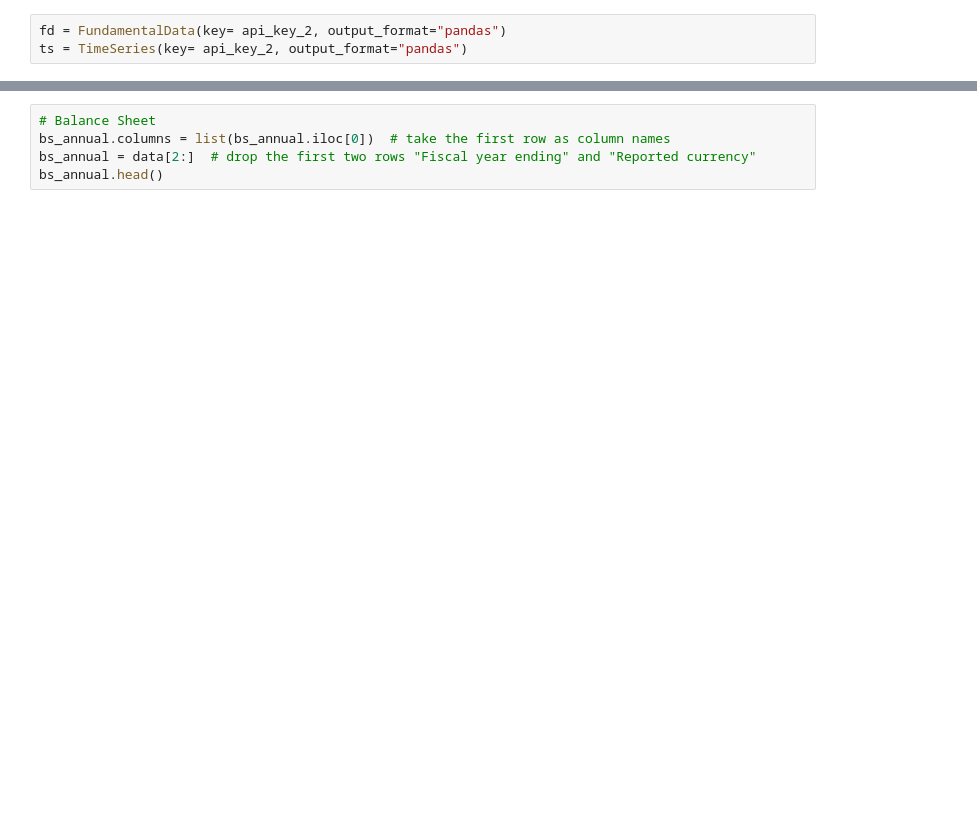
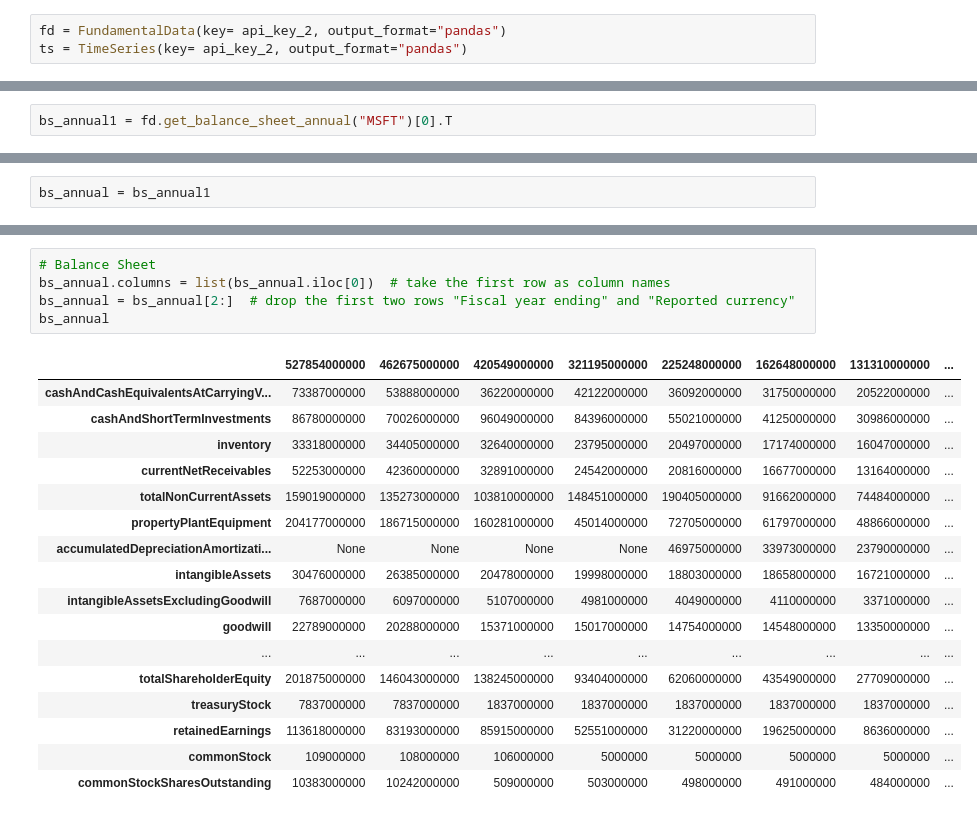
Before and after one commit to BigKawa/final_project, a Jupyter notebook: data_extraction.ipynb, the cells around one changed output, grey strips where cells are left out. Cells and saved outputs as stored; diff of their text form; blank space fills up the shorter version.

Commit message:
Begin for Streamlit
1. Streamlit GUI 1 Line
2. data extracttion.py done
3. Transform.py begin
Copy Bug Pandas
May need to look in the functions again

```diff
--- a/data_extraction.ipynb
+++ b/data_extraction.ipynb
@@ -19,0 +20,2 @@ pnl_annual = fd.get_income_statement_annual("AMZN")[0].T
+# %%
+bs_annual1 = fd.get_balance_sheet_annual("MSFT")[0].T
@@ -19,0 +24,2 @@ pnl_annual = fd.get_income_statement_annual("AMZN")[0].T
+# %%
+bs_annual = bs_annual1
@@ -25,8 +114,26 @@ cf_annual
 # %%
 # Balance Sheet
 bs_annual.columns = list(bs_annual.iloc[0])  # take the first row as column names
-bs_annual = data[2:]  # drop the first two rows "Fiscal year ending" and "Reported currency"
-bs_annual.head()
+bs_annual = bs_annual[2:]  # drop the first two rows "Fiscal year ending" and "Reported currency"
+bs_annual
+# %% [output]
+|  | 527854000000 | 462675000000 | 420549000000 | 321195000000 | 225248000000 | 162648000000 | 131310000000 | ... |
+| cashAndCashEquivalentsAtCarryingV... | 73387000000 | 53888000000 | 36220000000 | 42122000000 | 36092000000 | 31750000000 | 20522000000 | ... |
+| cashAndShortTermInvestments | 86780000000 | 70026000000 | 96049000000 | 84396000000 | 55021000000 | 41250000000 | 30986000000 | ... |
+| inventory | 33318000000 | 34405000000 | 32640000000 | 23795000000 | 20497000000 | 17174000000 | 16047000000 | ... |
+| currentNetReceivables | 52253000000 | 42360000000 | 32891000000 | 24542000000 | 20816000000 | 16677000000 | 13164000000 | ... |
+| totalNonCurrentAssets | 159019000000 | 135273000000 | 103810000000 | 148451000000 | 190405000000 | 91662000000 | 74484000000 | ... |
+| propertyPlantEquipment | 204177000000 | 186715000000 | 160281000000 | 45014000000 | 72705000000 | 61797000000 | 48866000000 | ... |
+| accumulatedDepreciationAmortizati... | None | None | None | None | 46975000000 | 33973000000 | 23790000000 | ... |
+| intangibleAssets | 30476000000 | 26385000000 | 20478000000 | 19998000000 | 18803000000 | 18658000000 | 16721000000 | ... |
+| intangibleAssetsExcludingGoodwill | 7687000000 | 6097000000 | 5107000000 | 4981000000 | 4049000000 | 4110000000 | 3371000000 | ... |
+| goodwill | 22789000000 | 20288000000 | 15371000000 | 15017000000 | 14754000000 | 14548000000 | 13350000000 | ... |
+| ... | ... | ... | ... | ... | ... | ... | ... | ... |
+| totalShareholderEquity | 201875000000 | 146043000000 | 138245000000 | 93404000000 | 62060000000 | 43549000000 | 27709000000 | ... |
+| treasuryStock | 7837000000 | 7837000000 | 1837000000 | 1837000000 | 1837000000 | 1837000000 | 1837000000 | ... |
+| retainedEarnings | 113618000000 | 83193000000 | 85915000000 | 52551000000 | 31220000000 | 19625000000 | 8636000000 | ... |
+| commonStock | 109000000 | 108000000 | 106000000 | 5000000 | 5000000 | 5000000 | 5000000 | ... |
+| commonStockSharesOutstanding | 10383000000 | 10242000000 | 509000000 | 503000000 | 498000000 | 491000000 | 484000000 | ... |
 # %%
 # Income Statement
 pnl_annual = pnl_annual[2:]  # drop the first two rows "Fiscal year ending" and "Reported currency"
```
Also changed, not shown: parts of 10 cells of this notebook, 17 other files.
